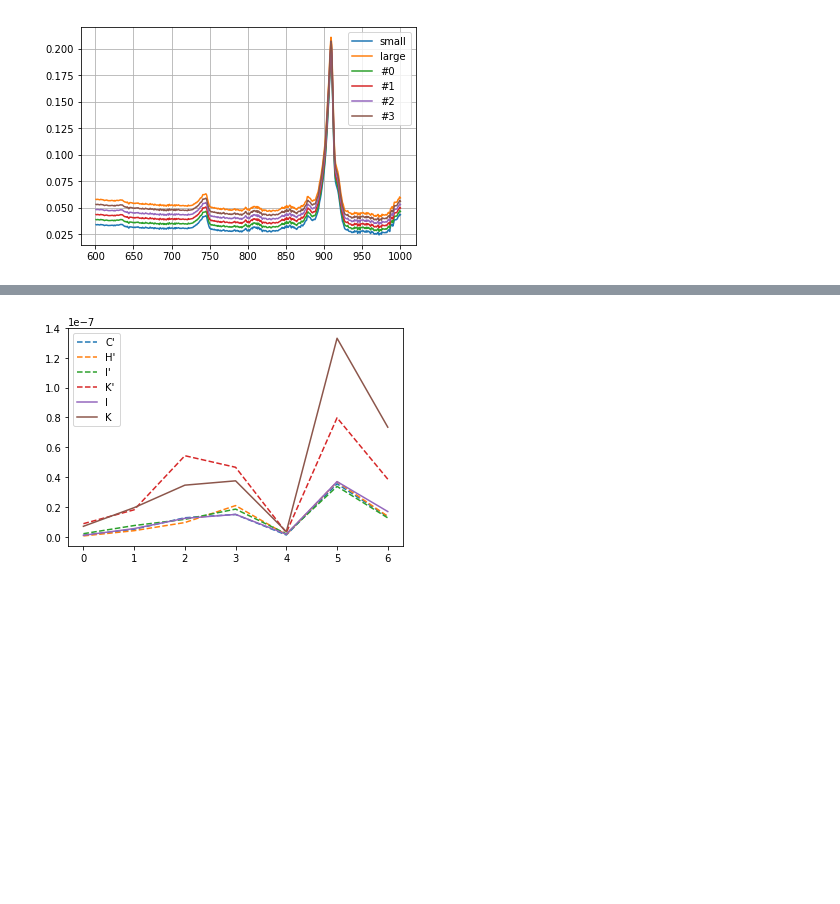
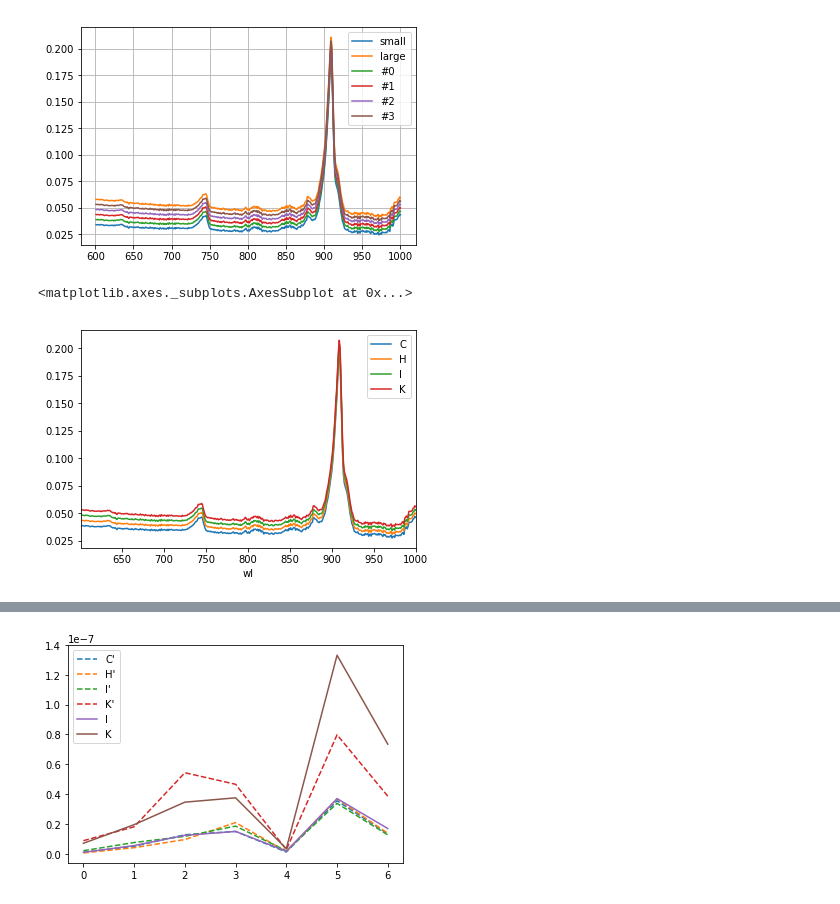
Before and after one commit to ToastCheng/ijv, a Jupyter notebook: Untitled.ipynb, the cells around one changed output, grey strips where cells are left out. Saved outputs shown, nothing was run; the diff lists cells and outputs as text; code cells hidden in the pictures; blank space fills up the shorter version.

```diff
--- a/Untitled.ipynb
+++ b/Untitled.ipynb
@@ -28,8 +29,8 @@ musp["H"] = musp["C"] = musp["K"] = musp["I"]
 # %%
 musp.to_csv("CHIK/musp_in_mm_test.csv")
 # %%
-large_mua = mua["I"]
-small_mua = mua["K"]
+large_mua = copy(mua["I"])
+small_mua = copy(mua["K"])
 # %%
 def pick_middle(s, l, ratio):
     return s + (l-s) * ratio
@@ -50,6 +51,11 @@ mua["C"] = pick_middle(small_mua, large_mua, 0.2)
 mua["H"] = pick_middle(small_mua, large_mua, 0.4)
 mua["I"] = pick_middle(small_mua, large_mua, 0.6)
 mua["K"] = pick_middle(small_mua, large_mua, 0.8)
+# %%
+mua.plot()
+# %% [output]
+<matplotlib.axes._subplots.AxesSubplot at 0x...>
+[figure, added]
 # %%
 # 第二次測試
 mua["C"] = pick_middle(small_mua, large_mua, 0.65)
```
Also changed, not shown: parts of 4 cells of this notebook, 3 other files.
